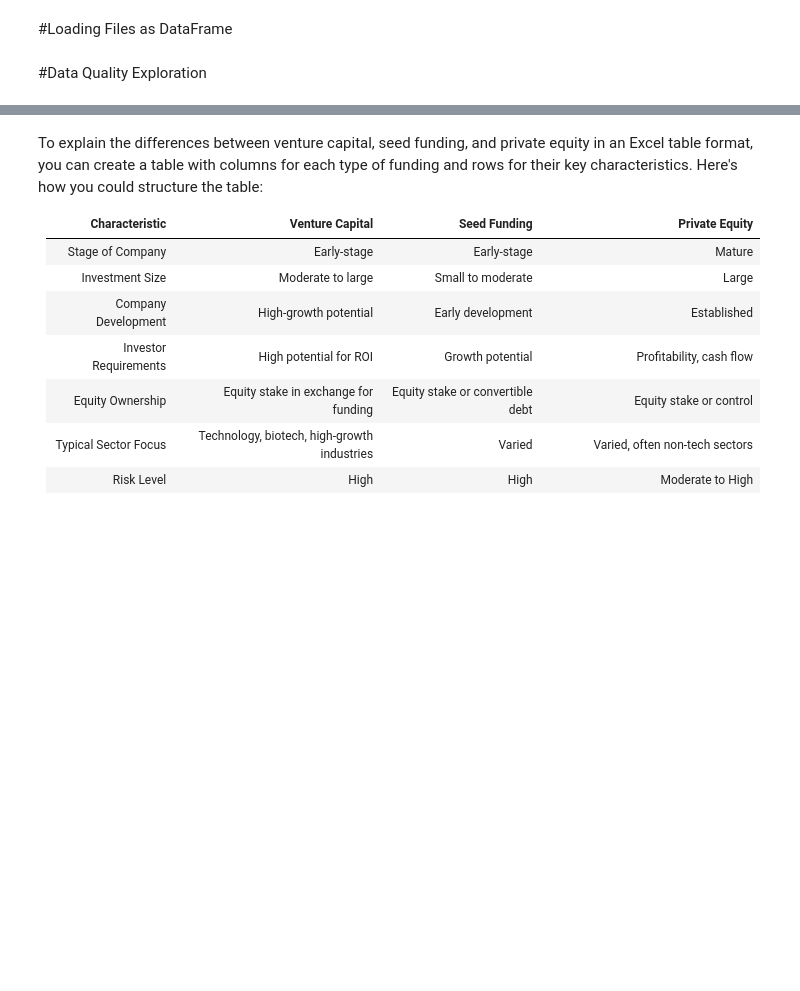
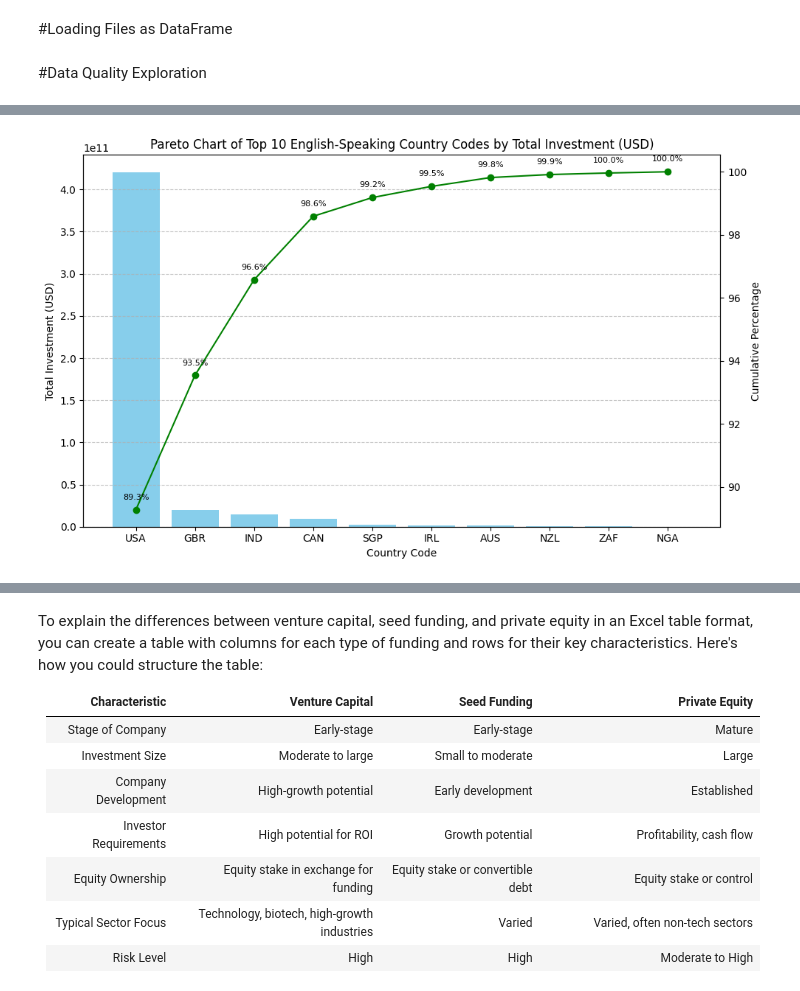
Before and after one commit to DSabarish/InvestmentAnalysis, a Jupyter notebook: Investment_Analysis.ipynb, the cells around one changed output, grey strips where cells are left out. Cells and saved outputs as stored; diff of their text form; code cells hidden in the pictures; blank space fills up the shorter version.

```diff
--- a/Investment_Analysis.ipynb
+++ b/Investment_Analysis.ipynb
@@ -233,0 +359,6 @@ plt.show()
+# %%
+# Filter merged_df for records where funding_round_type is in filtered_types_list
+Filter1 = merged_df[merged_df['funding_round_type'].isin(filtered_types_list)]
+
+# Display a random sample of 100 rows from filtered_merged_df
+Filter1.sample(n=5)
@@ -233,0 +421,13 @@ plt.show()
+# %%
+# Filter only the English-speaking countries from Filter1 DataFrame
+english_speaking_countries = Filter1[Filter1['country_code'].isin(eng_country)]   ##################@@@@@ eng_country['Code']
+
+# Group by country_code, sum raised_amount_usd, and sort in descending order
+total_investment_by_country = english_speaking_countries.groupby('country_code')['raised_amount_usd'].sum().sort_values(ascending=False)
+
+# Select the top 10 country codes along with their corresponding raised_amount_usd
+top_10_country_investments = total_investment_by_country.head(10)
+
+# Display the top 10 country codes and their raised_amount_usd
+print("Top 10 English-Speaking Country Codes by Total Investment (USD):")
+top_10_country_investments
@@ -233,0 +448,36 @@ plt.show()
+# %%
+import matplotlib.pyplot as plt
+
+# Calculate the cumulative percentage of total investment
+cumulative_percentage = top_10_country_investments.cumsum() / top_10_country_investments.sum() * 100
+
+# Plotting the Pareto chart
+fig, ax1 = plt.subplots(figsize=(10, 6))
+
+# Bar plot for individual contributions
+ax1.bar(top_10_country_investments.index, top_10_country_investments, color='skyblue')
+ax1.set_xlabel('Country Code')
+ax1.set_ylabel('Total Investment (USD)', color='black')  # Change color here
+ax1.tick_params(axis='y', colors='black')  # Change color here
+
+# Secondary y-axis for cumulative percentage
+ax2 = ax1.twinx()
+ax2.plot(top_10_country_investments.index, cumulative_percentage, color='green', marker='o', linestyle='-')
+ax2.set_ylabel('Cumulative Percentage', color='black')  # Change color here
+ax2.tick_params(axis='y', colors='black')  # Change color here
+
+# Adding cumulative percentage labels
+for i, perc in enumerate(cumulative_percentage):
+    ax2.annotate(f'{perc:.1f}%', (top_10_country_investments.index[i], perc),
+                 textcoords="offset points", xytext=(0,10), ha='center', fontsize=8)
+
+# Adding gridlines
+ax1.grid(axis='y', linestyle='--', alpha=0.7)
+
+# Title and labels
+plt.title('Pareto Chart of Top 10 English-Speaking Country Codes by Total Investment (USD)')
+plt.xticks(rotation=45)
+plt.tight_layout()
+plt.show()
+# %% [output]
+[figure, added]
```
Also changed, not shown: parts of 28 cells of this notebook.
